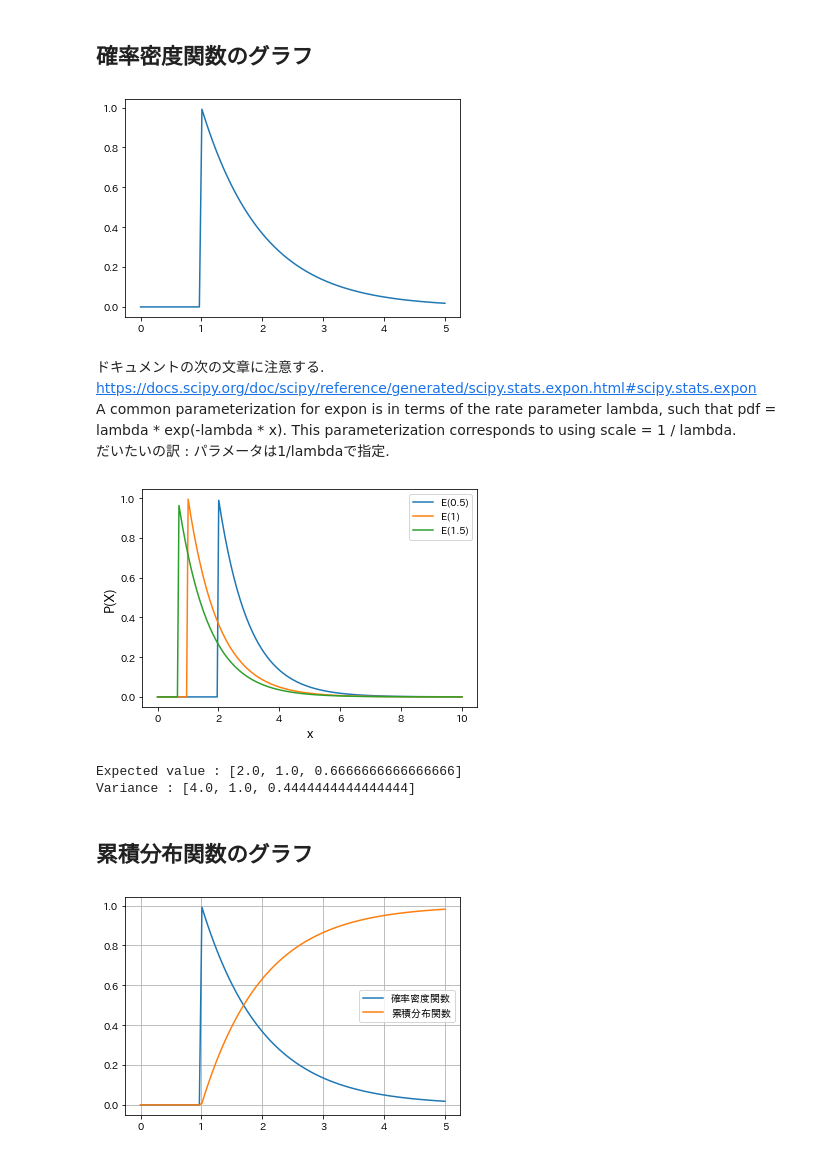
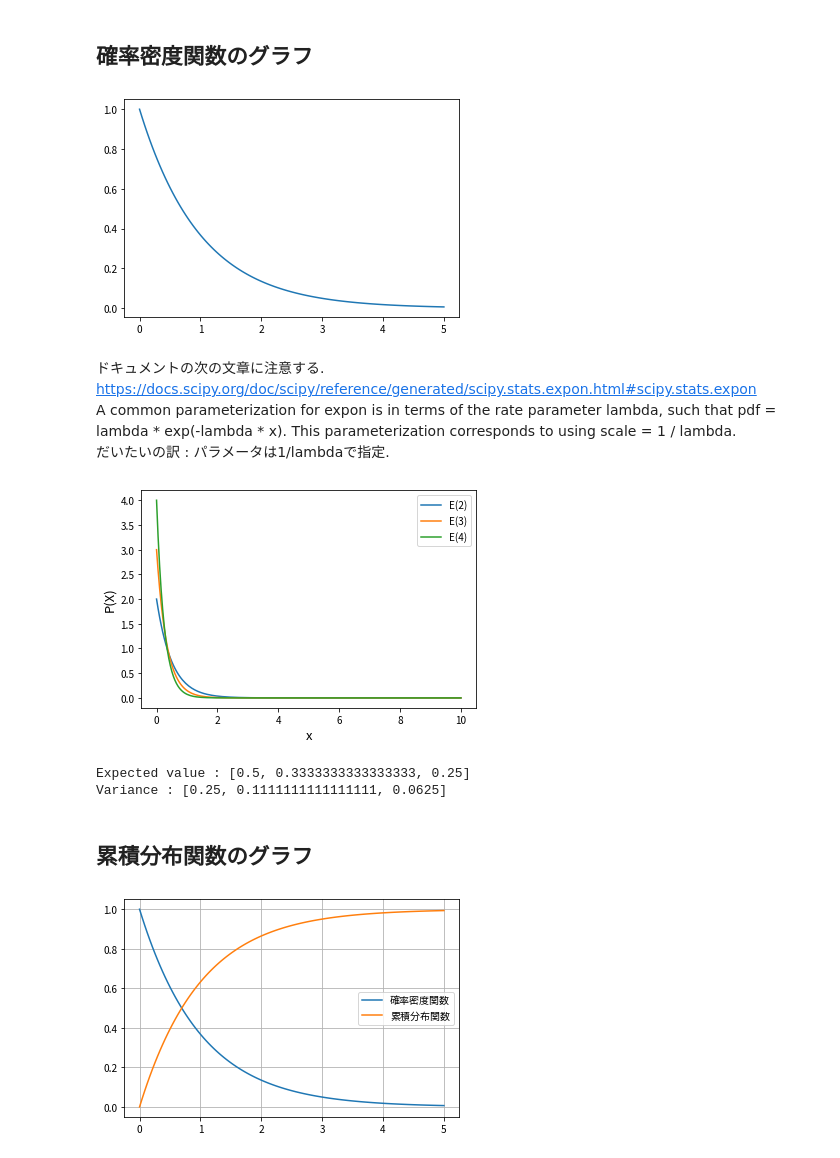
Before and after one commit to chama0623/MachineLearning, a Jupyter notebook: ProbabilityDistribution/Exponential_distribution.ipynb, the cells around one changed output. Drawn from its saved outputs; the diff is of its cells as text; code cells hidden in the pictures.

```diff
--- a/ProbabilityDistribution/Exponential_distribution.ipynb
+++ b/ProbabilityDistribution/Exponential_distribution.ipynb
@@ -26,54 +26,54 @@ from scipy import stats
 l = 1
 xscale = np.linspace(0,5,120)
 
-prob = stats.expon.pdf(xscale,1/l)
+prob = stats.expon.pdf(xscale,scale=1/l)
 
 plt.figure(facecolor="white")
 plt.plot(xscale,prob)
 plt.show()
 # %% [output]
-[figure, old version]
+[figure, new version]
 # %% [markdown]
 ドキュメントの次の文章に注意する.
 https://docs.scipy.org/doc/scipy/reference/generated/scipy.stats.expon.html#scipy.stats.expon
 A common parameterization for expon is in terms of the rate parameter lambda, such that pdf = lambda * exp(-lambda * x). This parameterization corresponds to using scale = 1 / lambda.
 だいたいの訳 : パラメータは1/lambdaで指定.
 # %%
-llist=[0.5,1,1.5]
+llist=[2,3,4]
 
 xscalelist = []
 problist = []
 mulist = []
 vlist = []
 for i in range(len(llist)):
     xscalelist.append(np.linspace(0,10,200))
-    problist.append(stats.expon.pdf(xscalelist[i],1/llist[i]))
+    problist.append(stats.expon.pdf(xscalelist[i],scale=1/llist[i]))
     mulist.append(1/llist[i])
     vlist.append(1/llist[i]**2)
 
 plt.figure(facecolor="white")
 for i in range(len(llist)):
     plt.plot(xscalelist[i],problist[i],label="E("+str(llist[i])+")")
     #plt.plot([mulist[i]]*2,[0,1],color="red") # if plot expected value
 
 plt.xlabel("x",fontsize=13)
 plt.ylabel("P(X)",fontsize=13)
 plt.legend()
 plt.show()
 print("Expected value : "+str(mulist))
 print("Variance : "+str(vlist))
 # %% [output]
-[figure, old version]
+[figure, new version]
-Expected value : [2.0, 1.0, 0.6666666666666666]
-Variance : [4.0, 1.0, 0.4444444444444444]
+Expected value : [0.5, 0.3333333333333333, 0.25]
+Variance : [0.25, 0.1111111111111111, 0.0625]
 # %% [markdown]
 ## 累積分布関数のグラフ
 # %%
 l = 1
 xscale = np.linspace(0,5,120)
 
-prob = stats.expon.pdf(xscale,1/l)
-cdf = stats.expon.cdf(xscale,1/l)
+prob = stats.expon.pdf(xscale,scale=1/l)
+cdf = stats.expon.cdf(xscale,scale=1/l)
 
 plt.figure(facecolor="white")
 plt.plot(xscale,prob,label="確率密度関数")
@@ -82,4 +82,4 @@ plt.legend()
 plt.grid()
 plt.show()
 # %% [output]
-[figure, old version]
+[figure, new version]
```
